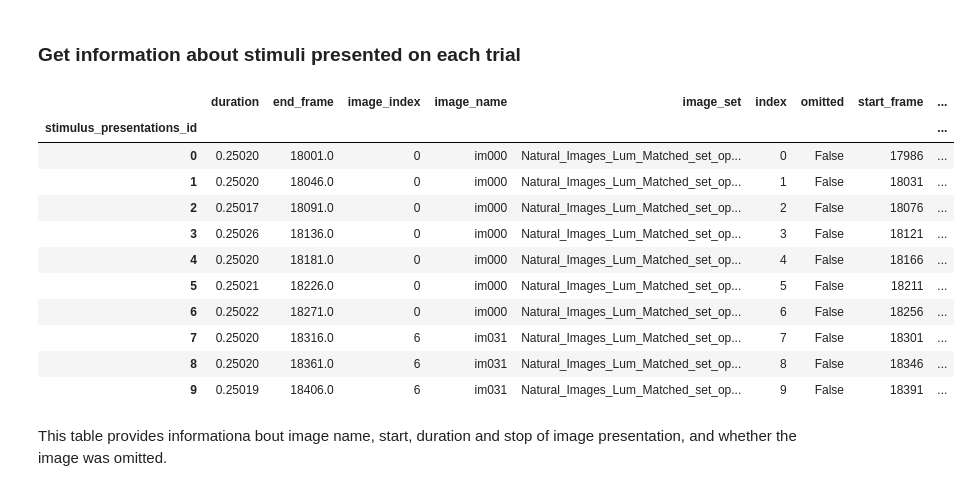
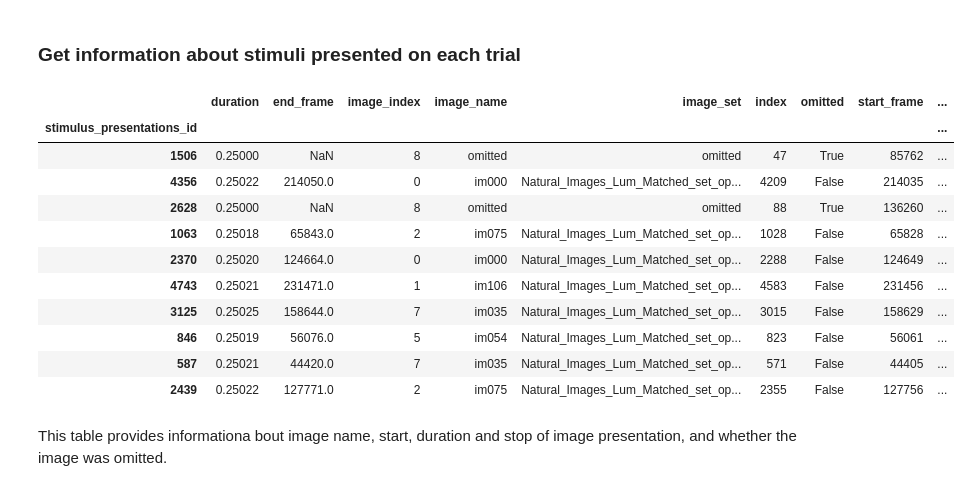
Before and after one commit to AllenInstitute/visual_behavior_analysis, a Jupyter notebook: notebooks/22.03.2021_load_ophys_data_example.ipynb, the cells around one changed output. Drawn from its saved outputs; the diff is of its cells as text; code cells hidden in the pictures.

```diff
--- a/notebooks/22.03.2021_load_ophys_data_example.ipynb
+++ b/notebooks/22.03.2021_load_ophys_data_example.ipynb
@@ -87,6 +87,6 @@ Number of unique sessions: 11
 # select first experiment from the table to look at in more detail.
 # Note that python enumeration starts at 0.
 ophys_experiment_id = selected_experiment_table.index[0]
-experiment_dataset = bc.get_behavior_ophys_experiment(ophys_experiment_id)
+dataset = bc.get_behavior_ophys_experiment(ophys_experiment_id)
 # %%
 # Show metadata for this experiment
@@ -241,21 +241,21 @@ Text(0.5, 1.0, 'Ophys experiment 957759562')
 ### Get information about stimuli presented on each trial
 # %%
 # get stimulus information for this experiment and assign it to a table called "stimulus_table"
-stimulus_table = experiment_dataset.stimulus_presentations
-stimulus_table.head(10)
+stimulus_table = dataset.stimulus_presentations
+stimulus_table.sample(10)
 # %% [output]
 |  | duration | end_frame | image_index | image_name | image_set | index | omitted | start_frame | ... |
 | stimulus_presentations_id |  |  |  |  |  |  |  |  | ... |
-| 0 | 0.25020 | 18001.0 | 0 | im000 | Natural_Images_Lum_Matched_set_op... | 0 | False | 17986 | ... |
-| 1 | 0.25020 | 18046.0 | 0 | im000 | Natural_Images_Lum_Matched_set_op... | 1 | False | 18031 | ... |
-| 2 | 0.25017 | 18091.0 | 0 | im000 | Natural_Images_Lum_Matched_set_op... | 2 | False | 18076 | ... |
-| 3 | 0.25026 | 18136.0 | 0 | im000 | Natural_Images_Lum_Matched_set_op... | 3 | False | 18121 | ... |
-| 4 | 0.25020 | 18181.0 | 0 | im000 | Natural_Images_Lum_Matched_set_op... | 4 | False | 18166 | ... |
-| 5 | 0.25021 | 18226.0 | 0 | im000 | Natural_Images_Lum_Matched_set_op... | 5 | False | 18211 | ... |
-| 6 | 0.25022 | 18271.0 | 0 | im000 | Natural_Images_Lum_Matched_set_op... | 6 | False | 18256 | ... |
-| 7 | 0.25020 | 18316.0 | 6 | im031 | Natural_Images_Lum_Matched_set_op... | 7 | False | 18301 | ... |
-| 8 | 0.25020 | 18361.0 | 6 | im031 | Natural_Images_Lum_Matched_set_op... | 8 | False | 18346 | ... |
-| 9 | 0.25019 | 18406.0 | 6 | im031 | Natural_Images_Lum_Matched_set_op... | 9 | False | 18391 | ... |
+| 1506 | 0.25000 | NaN | 8 | omitted | omitted | 47 | True | 85762 | ... |
+| 4356 | 0.25022 | 214050.0 | 0 | im000 | Natural_Images_Lum_Matched_set_op... | 4209 | False | 214035 | ... |
+| 2628 | 0.25000 | NaN | 8 | omitted | omitted | 88 | True | 136260 | ... |
+| 1063 | 0.25018 | 65843.0 | 2 | im075 | Natural_Images_Lum_Matched_set_op... | 1028 | False | 65828 | ... |
+| 2370 | 0.25020 | 124664.0 | 0 | im000 | Natural_Images_Lum_Matched_set_op... | 2288 | False | 124649 | ... |
+| 4743 | 0.25021 | 231471.0 | 1 | im106 | Natural_Images_Lum_Matched_set_op... | 4583 | False | 231456 | ... |
+| 3125 | 0.25025 | 158644.0 | 7 | im035 | Natural_Images_Lum_Matched_set_op... | 3015 | False | 158629 | ... |
+| 846 | 0.25019 | 56076.0 | 5 | im054 | Natural_Images_Lum_Matched_set_op... | 823 | False | 56061 | ... |
+| 587 | 0.25021 | 44420.0 | 7 | im035 | Natural_Images_Lum_Matched_set_op... | 571 | False | 44405 | ... |
+| 2439 | 0.25022 | 127771.0 | 2 | im075 | Natural_Images_Lum_Matched_set_op... | 2355 | False | 127756 | ... |
 # %% [markdown]
 This table provides informationa bout image name, start, duration and stop of image presentation, and whether the image was omitted.
 # %%
```
Also changed, not shown: parts of 30 cells of this notebook.
